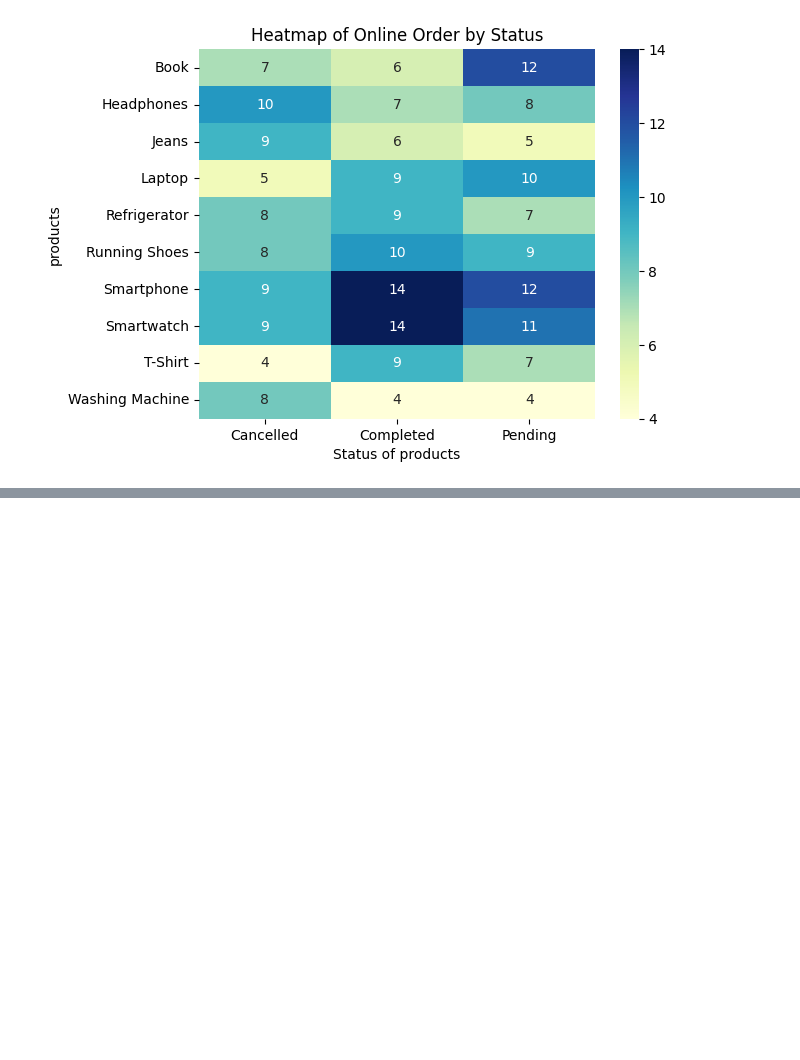
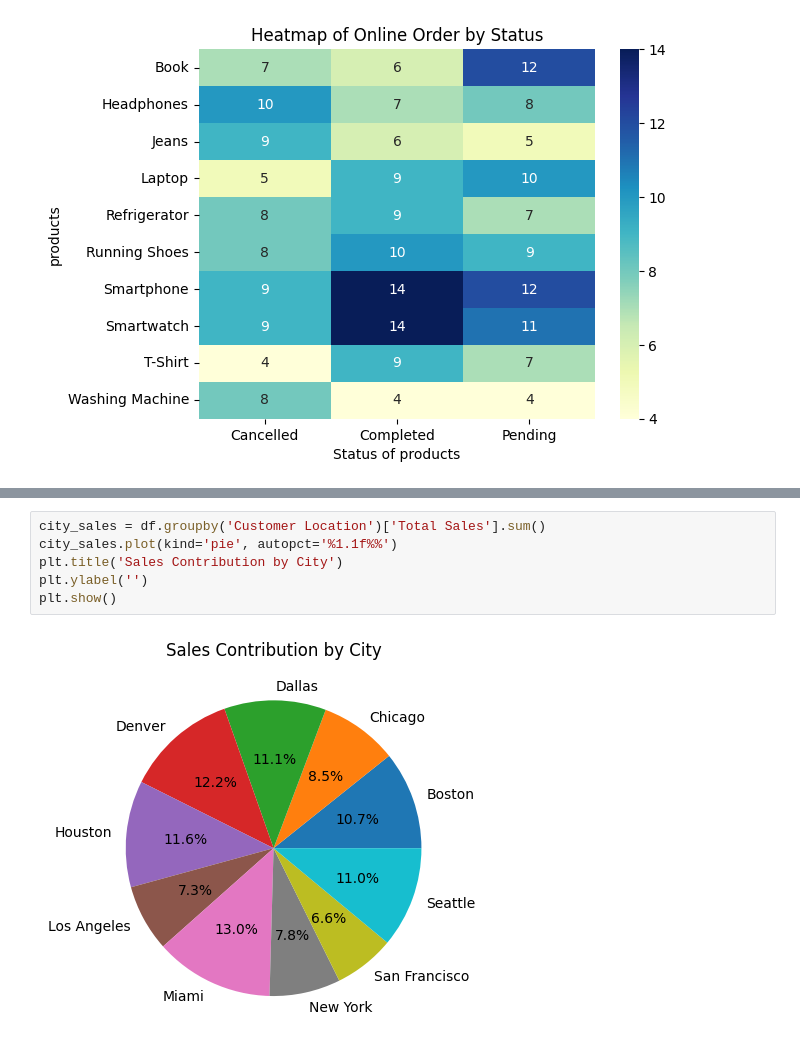
Before and after one commit to Zaid0317/Data-Analyst-Using-Python, a Jupyter notebook: amazon.ipynb, the cells around one changed output, grey strips where cells are left out. Drawn from its saved outputs; the diff is of its cells as text; blank space fills up the shorter version.

```diff
--- a/amazon.ipynb
+++ b/amazon.ipynb
@@ -195,0 +240,8 @@ plt.show()
+# %%
+city_sales = df.groupby('Customer Location')['Total Sales'].sum()
+city_sales.plot(kind='pie', autopct='%1.1f%%')
+plt.title('Sales Contribution by City')
+plt.ylabel('')
+plt.show()
+# %% [output]
+[figure, added]
```
Also changed, not shown: parts of 19 cells of this notebook, 22 other files.
